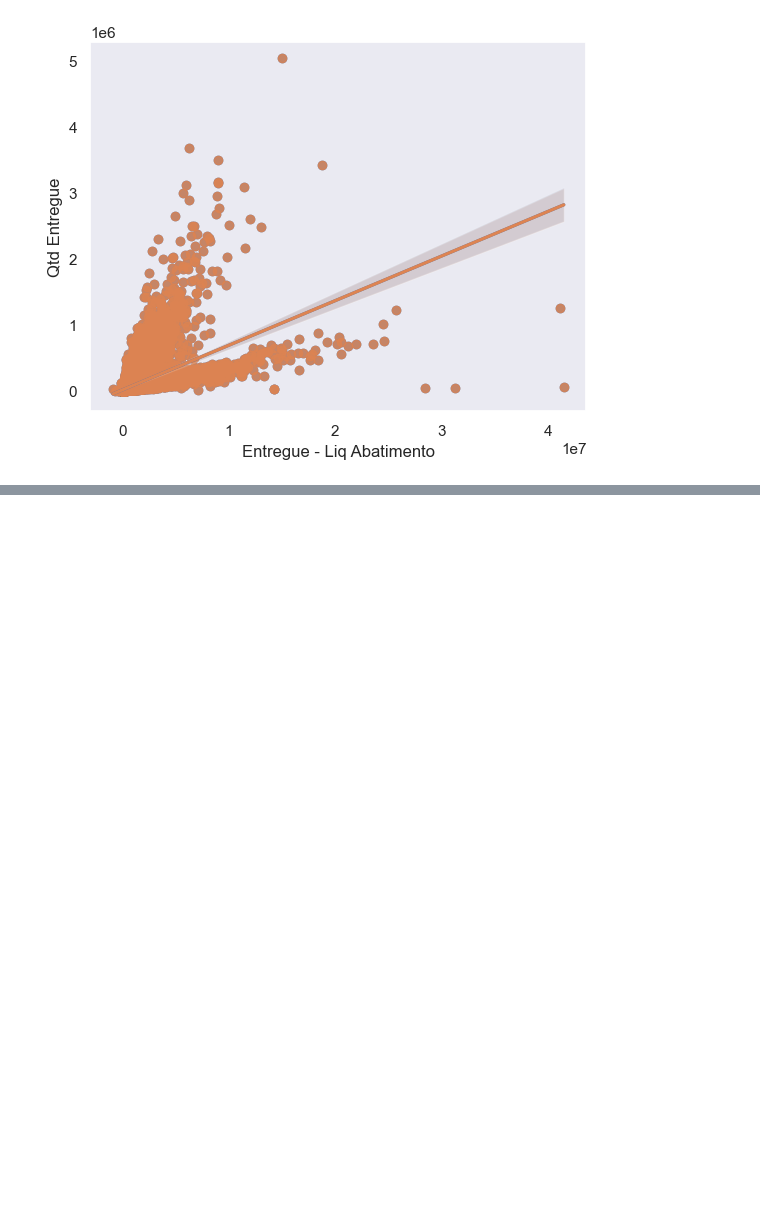
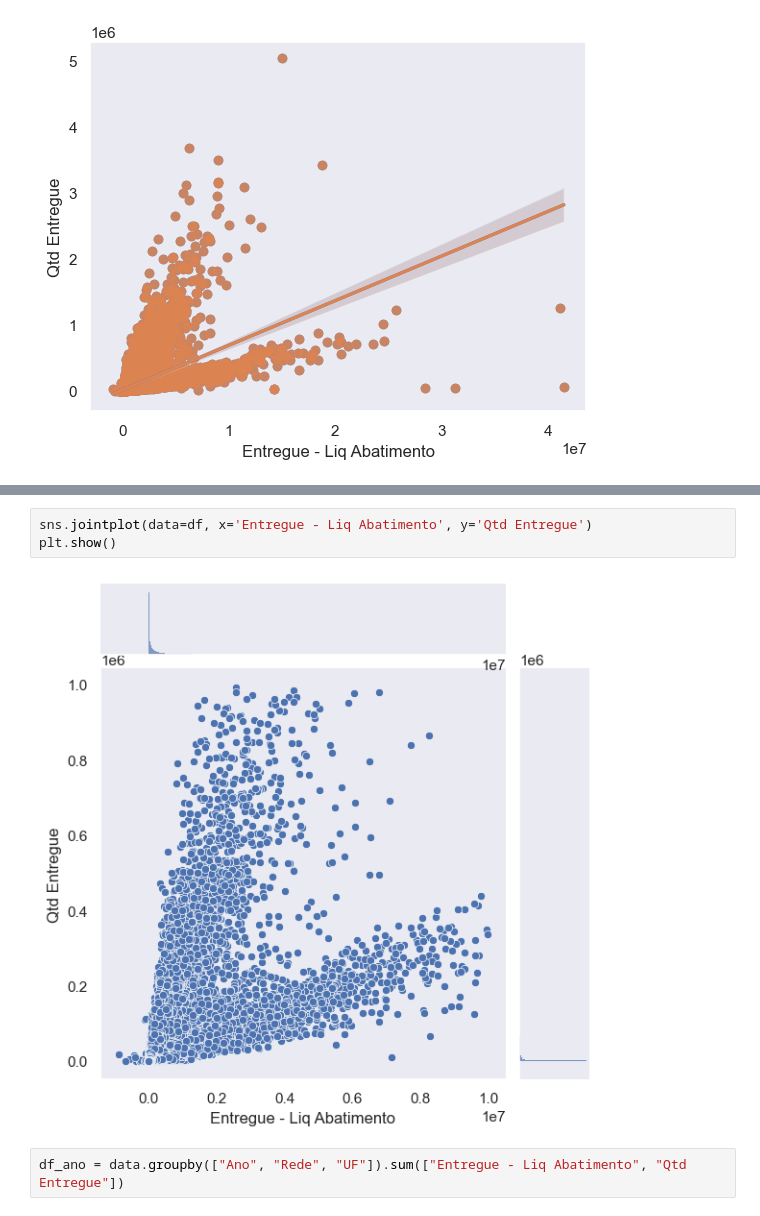
Before and after one commit to diullio/final_project_ada, a Jupyter notebook: teste.ipynb, the cells around one changed output, grey strips where cells are left out. Saved outputs shown, nothing was run; the diff lists cells and outputs as text; blank space fills up the shorter version.

```diff
--- a/teste.ipynb
+++ b/teste.ipynb
@@ -208,0 +230,7 @@ plt.show()
+# %%
+sns.jointplot(data=df, x='Entregue - Liq Abatimento', y='Qtd Entregue')
+plt.show()
+# %% [output]
+[figure, added]
+# %%
+df_ano = data.groupby(["Ano", "Rede", "UF"]).sum(["Entregue - Liq Abatimento", "Qtd Entregue"])
```
Also changed, not shown: parts of 12 cells of this notebook.
